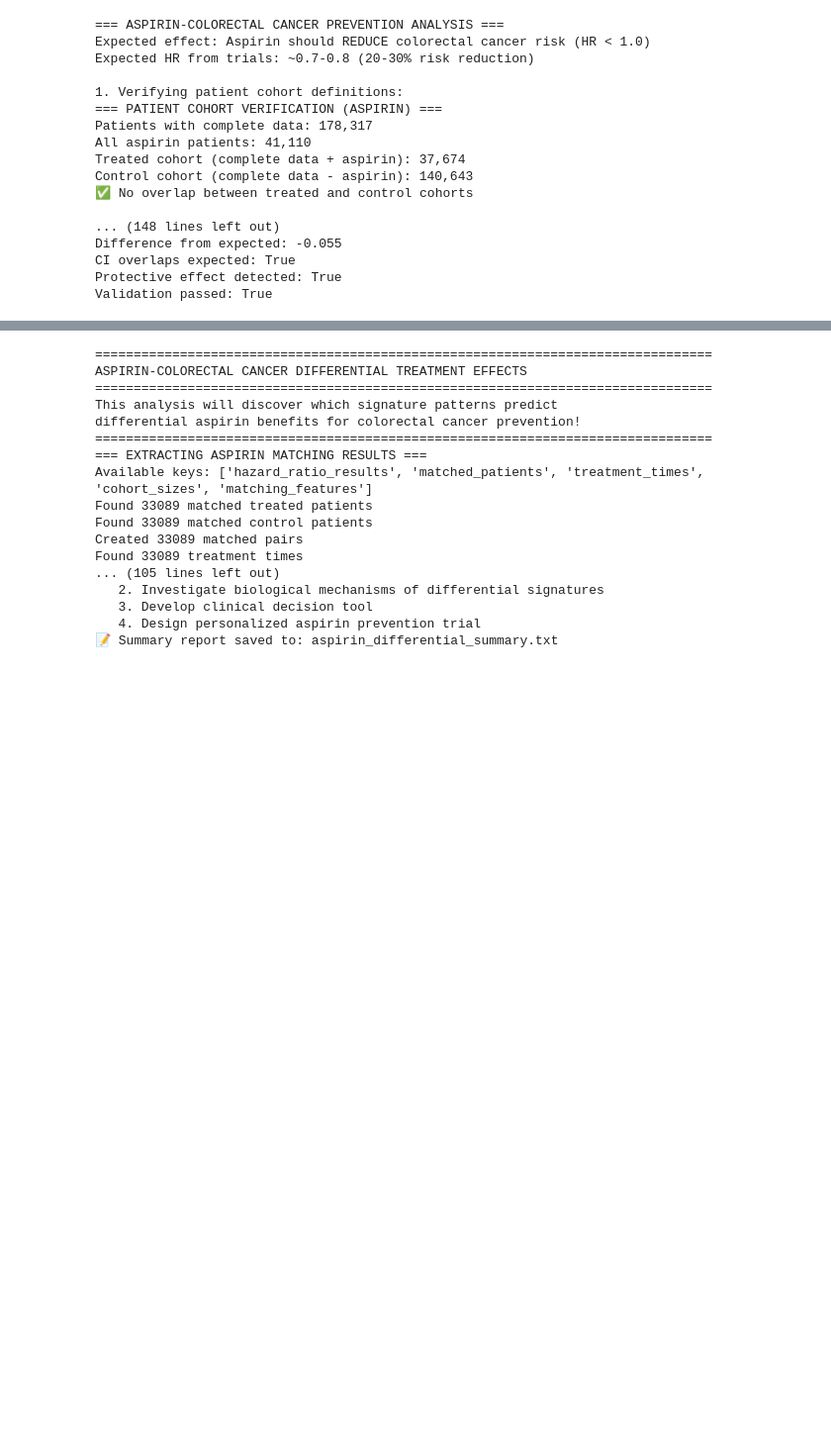
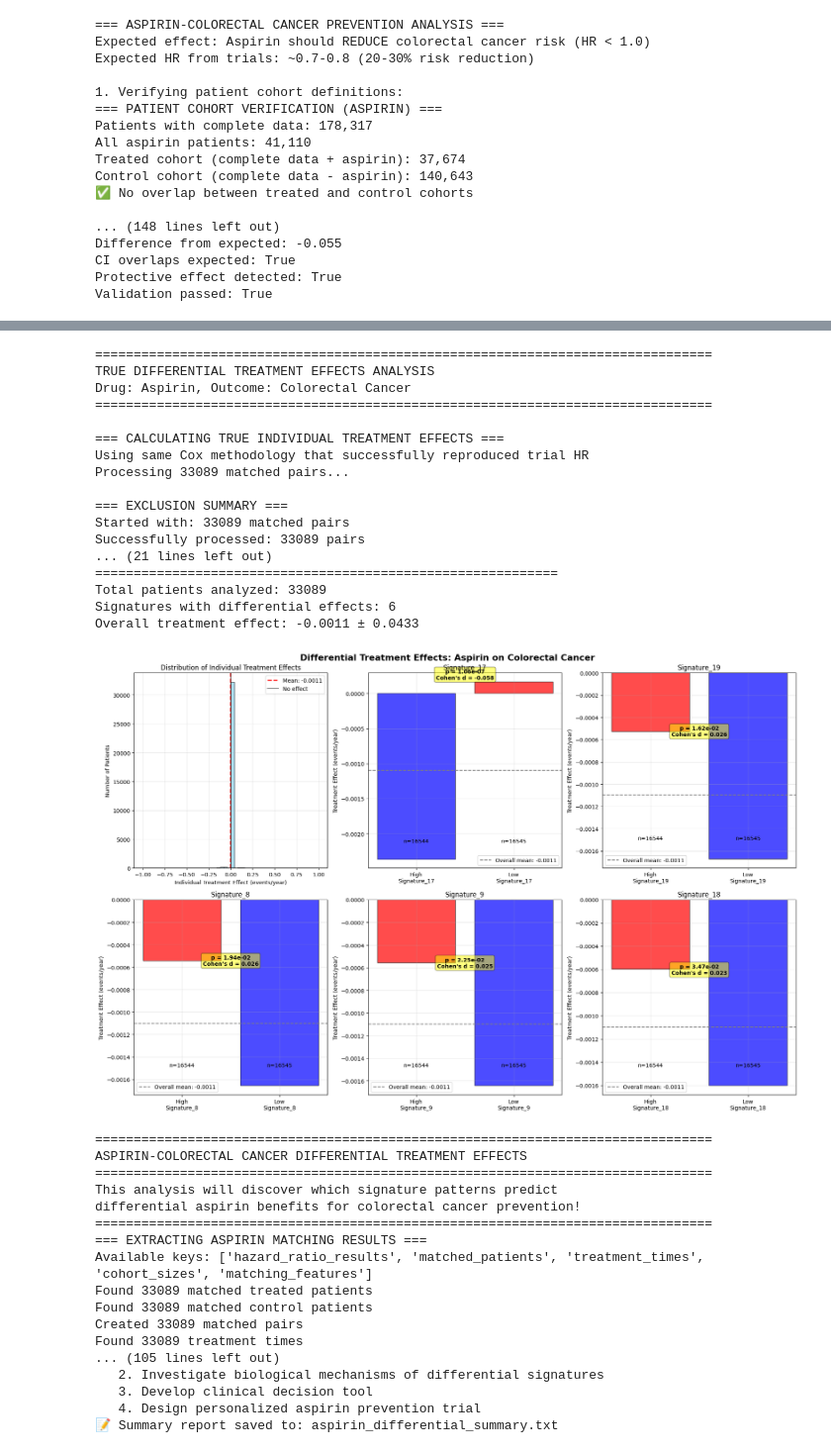
Before and after one commit to surbut/dtwin_noulli, a Jupyter notebook: comprehensive_analysis_notebook.ipynb, the cells around one changed output, grey strips where cells are left out. Shown at 99% size. Saved outputs shown, nothing was run; the diff lists cells and outputs as text; code cells hidden in the pictures; blank space fills up the shorter version.

```diff
--- a/comprehensive_analysis_notebook.ipynb
+++ b/comprehensive_analysis_notebook.ipynb
@@ -430,7 +2341,8 @@ true_aspirins = find_aspirin_basic(gp_scripts)
 # %%
 
 # Run analysis
-results = aspirin_colorectal_analysis(
+from scripts.aspirin_colorectal_analysis import *
+asa_results = aspirin_colorectal_analysis(
     gp_scripts=gp_scripts,
     true_aspirins=true_aspirins,
     processed_ids=processed_ids,
@@ -465,3 +2502,38 @@ dict_keys(['hazard_ratio_results', 'matched_patients', 'treatment_times', 'cohor
+# %%
+  # For aspirin
+  aspirin_differential = run_true_differential_analysis(
+      matched_pairs=[{'treated_eid': t_eid, 'control_eid': c_eid}
+                     for t_eid, c_eid in zip(aspirin_results['matched_patients']['treated_eids'],
+                     aspirin_results['matched_patients']['control_eids'])],
+      treated_eids=aspirin_results['matched_patients']['treated_eids'],
+      treated_times=aspirin_results['treatment_times']['treated_times'],
+      Y_tensor=Y,
+      outcome_idx=10,  # or 11 for CRC
+      outcome_name="Colorectal Cancer",
+      thetas=thetas,
+      processed_ids=processed_ids,
+      covariate_dicts=covariate_dicts,
+      drug_name="Aspirin"
+  )
+# %% [output]
+================================================================================
+TRUE DIFFERENTIAL TREATMENT EFFECTS ANALYSIS
+Drug: Aspirin, Outcome: Colorectal Cancer
+================================================================================
+
+=== CALCULATING TRUE INDIVIDUAL TREATMENT EFFECTS ===
+Using same Cox methodology that successfully reproduced trial HR
+Processing 33089 matched pairs...
+
+=== EXCLUSION SUMMARY ===
+Started with: 33089 matched pairs
+Successfully processed: 33089 pairs
+... (21 lines left out)
+============================================================
+Total patients analyzed: 33089
+Signatures with differential effects: 6
+Overall treatment effect: -0.0011 ± 0.0433
+[figure, added]
 # %%
   from run_aspirin_differential_analysis import main_aspirin_differential_analysis
 
```
Also changed, not shown: parts of 40 cells of this notebook, 10 other files.
